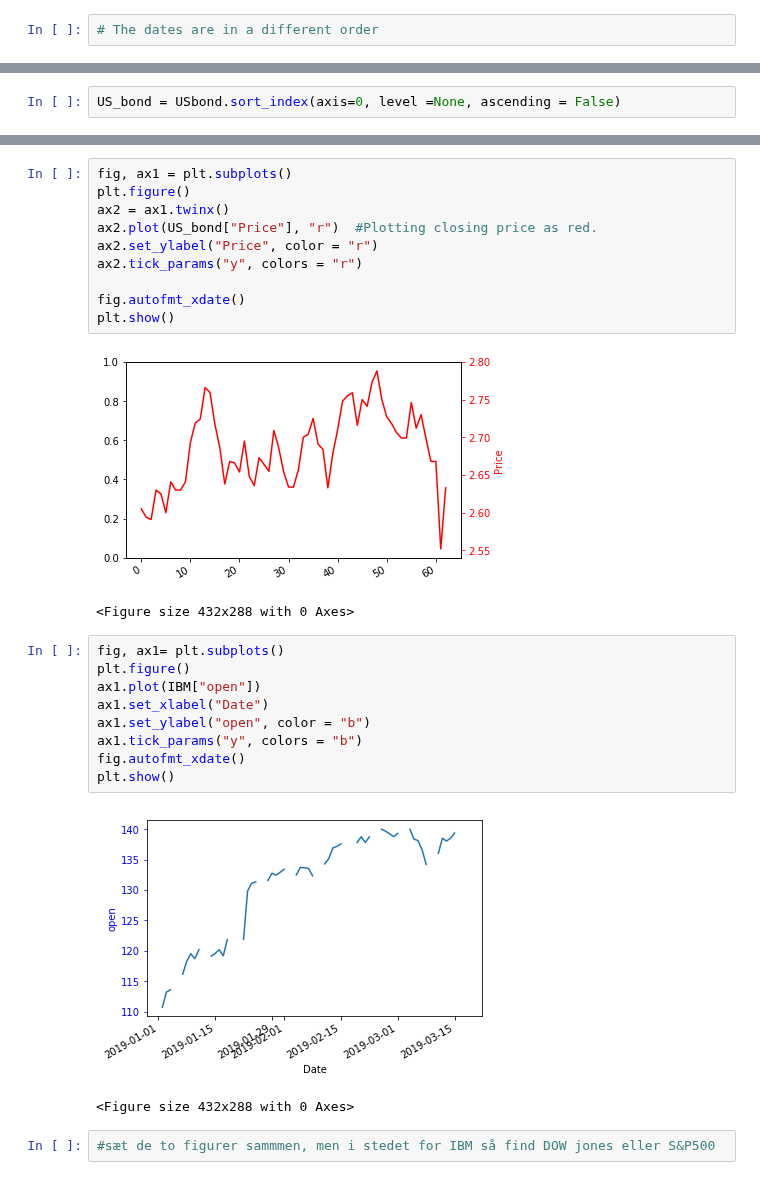
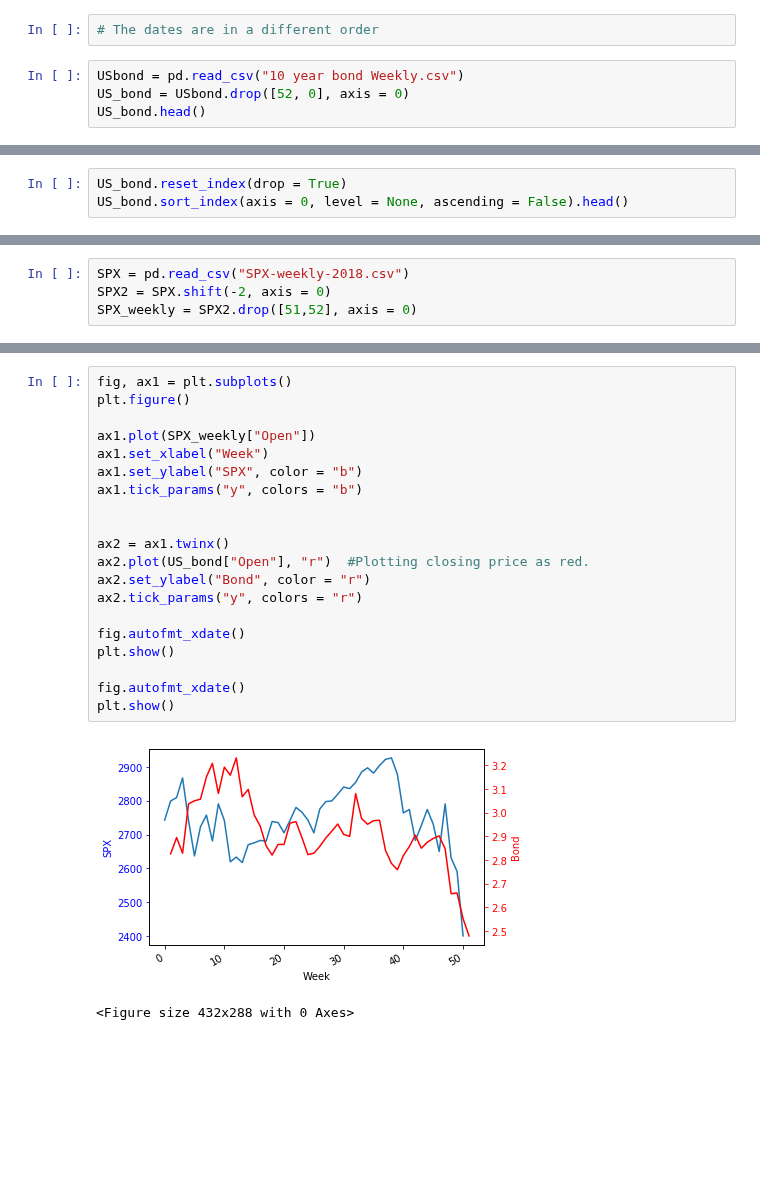
Before and after one commit to NumEconCopenhagen/projects-2019-mk, a Jupyter notebook: dataproject/dataproject/Dataassignment med ændringer.ipynb, the cells around one changed output, grey strips where cells are left out. Drawn from its saved outputs; the diff is of its cells as text; blank space fills up the shorter version.

```diff
--- a/dataproject/dataproject/Dataassignment med ændringer.ipynb
+++ b/dataproject/dataproject/Dataassignment med ændringer.ipynb
@@ -126,2 +106,6 @@ USbond.head()
 # %%
 # The dates are in a different order
+# %%
+USbond = pd.read_csv("10 year bond Weekly.csv")
+US_bond = USbond.drop([52, 0], axis = 0)
+US_bond.head()
@@ -128,2 +119,3 @@ USbond.head()
 # %%
-US_bond = USbond.sort_index(axis=0, level =None, ascending = False)
+US_bond.reset_index(drop = True)
+US_bond.sort_index(axis = 0, level = None, ascending = False).head()
@@ -190,0 +133,4 @@ Name: Price, Length: 63, dtype: float64
+# %%
+SPX = pd.read_csv("SPX-weekly-2018.csv")
+SPX2 = SPX.shift(-2, axis = 0)
+SPX_weekly = SPX2.drop([51,52], axis = 0)
@@ -191,27 +155,23 @@ Name: Price, Length: 63, dtype: float64
 # %%
 fig, ax1 = plt.subplots()
 plt.figure()
+
+ax1.plot(SPX_weekly["Open"])
+ax1.set_xlabel("Week")
+ax1.set_ylabel("SPX", color = "b")
+ax1.tick_params("y", colors = "b")
+
+
 ax2 = ax1.twinx()
-ax2.plot(US_bond["Price"], "r")  #Plotting closing price as red.
-ax2.set_ylabel("Price", color = "r")
+ax2.plot(US_bond["Open"], "r")  #Plotting closing price as red.
+ax2.set_ylabel("Bond", color = "r")
 ax2.tick_params("y", colors = "r")
 
 fig.autofmt_xdate()
 plt.show()
+
+fig.autofmt_xdate()
+plt.show()
 # %% [output]
-[figure, old version]
+[figure, new version]
 <Figure size 432x288 with 0 Axes>
-# %%
-fig, ax1= plt.subplots()
-plt.figure()
-ax1.plot(IBM["open"])
-ax1.set_xlabel("Date")
-ax1.set_ylabel("open", color = "b")
-ax1.tick_params("y", colors = "b")
-fig.autofmt_xdate()
-plt.show()
-# %% [output]
-[figure, removed]
-<Figure size 432x288 with 0 Axes>
-# %%
-#sæt de to figurer sammmen, men i stedet for IBM så find DOW jones eller S&P500
```
Also changed, not shown: parts of 20 cells of this notebook.
